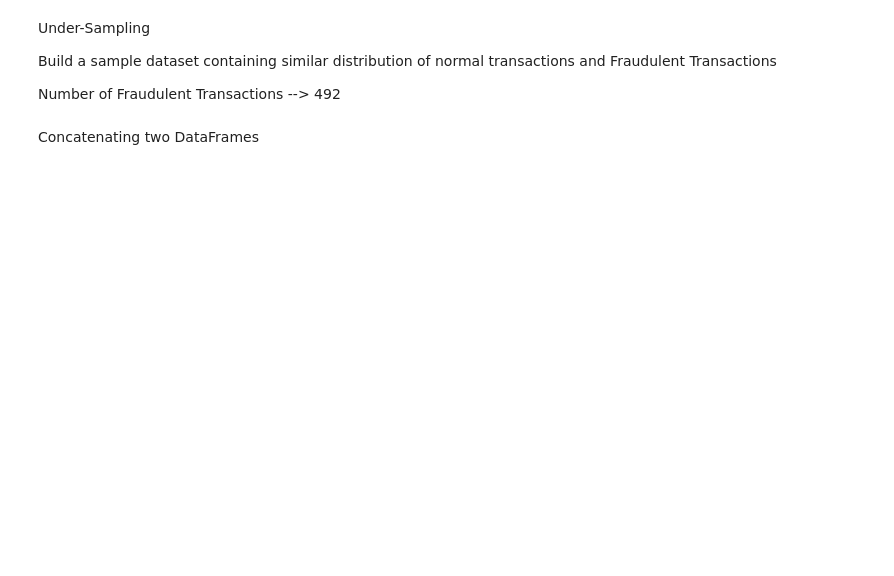
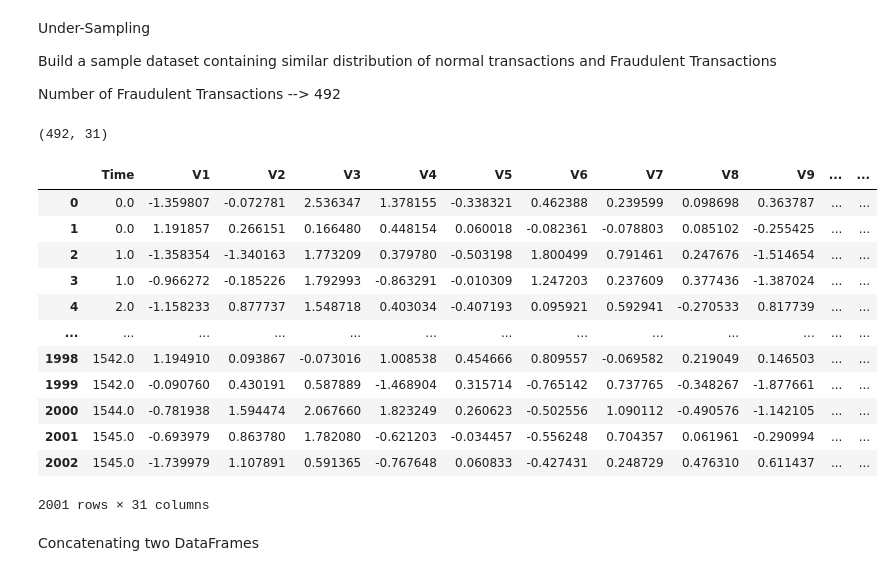
Before and after one commit to mohkharma/Credit-Card-Fraud-Detection-Using-Machine-Learning-Comparative-Study, a Jupyter notebook: credit_card_fraud_detection.ipynb, the cells around one changed output. Cells and saved outputs as stored; diff of their text form; code cells hidden in the pictures; blank space fills up the shorter version.

```diff
--- a/credit_card_fraud_detection.ipynb
+++ b/credit_card_fraud_detection.ipynb
@@ -82,5 +169,25 @@ Number of Fraudulent Transactions --> 492
 # %%
 legit_sample = legit.sample(n=492)
+# %%
+legit_sample.shape
+# %% [output]
+(492, 31)
+# %%
+legit_test
+# %% [output]
+|  | Time | V1 | V2 | V3 | V4 | V5 | V6 | V7 | V8 | V9 | ... | ... |
+| 0 | 0.0 | -1.359807 | -0.072781 | 2.536347 | 1.378155 | -0.338321 | 0.462388 | 0.239599 | 0.098698 | 0.363787 | ... | ... |
+| 1 | 0.0 | 1.191857 | 0.266151 | 0.166480 | 0.448154 | 0.060018 | -0.082361 | -0.078803 | 0.085102 | -0.255425 | ... | ... |
+| 2 | 1.0 | -1.358354 | -1.340163 | 1.773209 | 0.379780 | -0.503198 | 1.800499 | 0.791461 | 0.247676 | -1.514654 | ... | ... |
+| 3 | 1.0 | -0.966272 | -0.185226 | 1.792993 | -0.863291 | -0.010309 | 1.247203 | 0.237609 | 0.377436 | -1.387024 | ... | ... |
+| 4 | 2.0 | -1.158233 | 0.877737 | 1.548718 | 0.403034 | -0.407193 | 0.095921 | 0.592941 | -0.270533 | 0.817739 | ... | ... |
+| ... | ... | ... | ... | ... | ... | ... | ... | ... | ... | ... | ... | ... |
+| 1998 | 1542.0 | 1.194910 | 0.093867 | -0.073016 | 1.008538 | 0.454666 | 0.809557 | -0.069582 | 0.219049 | 0.146503 | ... | ... |
+| 1999 | 1542.0 | -0.090760 | 0.430191 | 0.587889 | -1.468904 | 0.315714 | -0.765142 | 0.737765 | -0.348267 | -1.877661 | ... | ... |
+| 2000 | 1544.0 | -0.781938 | 1.594474 | 2.067660 | 1.823249 | 0.260623 | -0.502556 | 1.090112 | -0.490576 | -1.142105 | ... | ... |
+| 2001 | 1545.0 | -0.693979 | 0.863780 | 1.782080 | -0.621203 | -0.034457 | -0.556248 | 0.704357 | 0.061961 | -0.290994 | ... | ... |
+| 2002 | 1545.0 | -1.739979 | 1.107891 | 0.591365 | -0.767648 | 0.060833 | -0.427431 | 0.248729 | 0.476310 | 0.611437 | ... | ... |
+2001 rows × 31 columns
 # %% [markdown]
 Concatenating two DataFrames
 # %%
```
Also changed, not shown: parts of 21 cells of this notebook.
